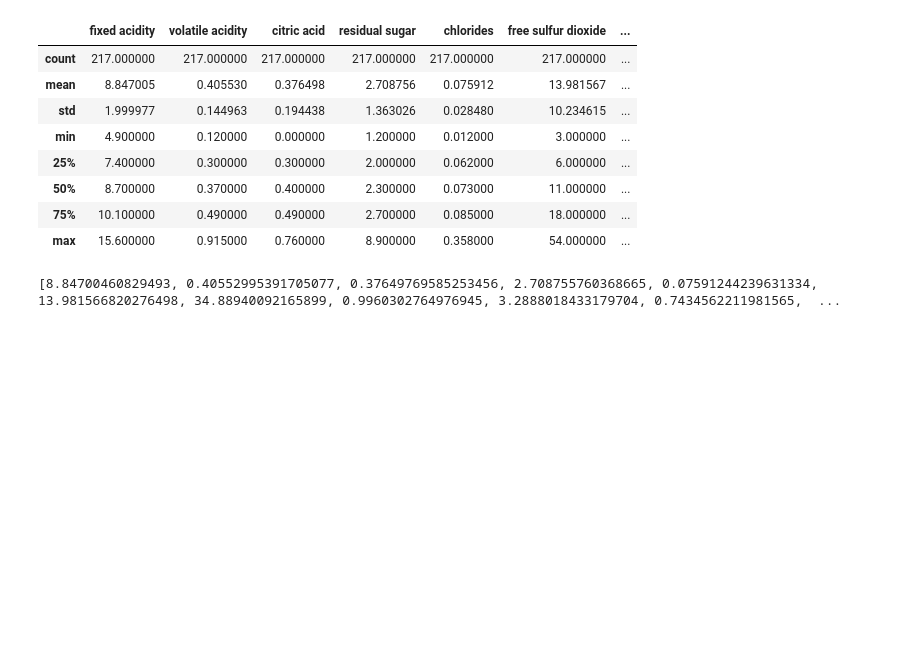
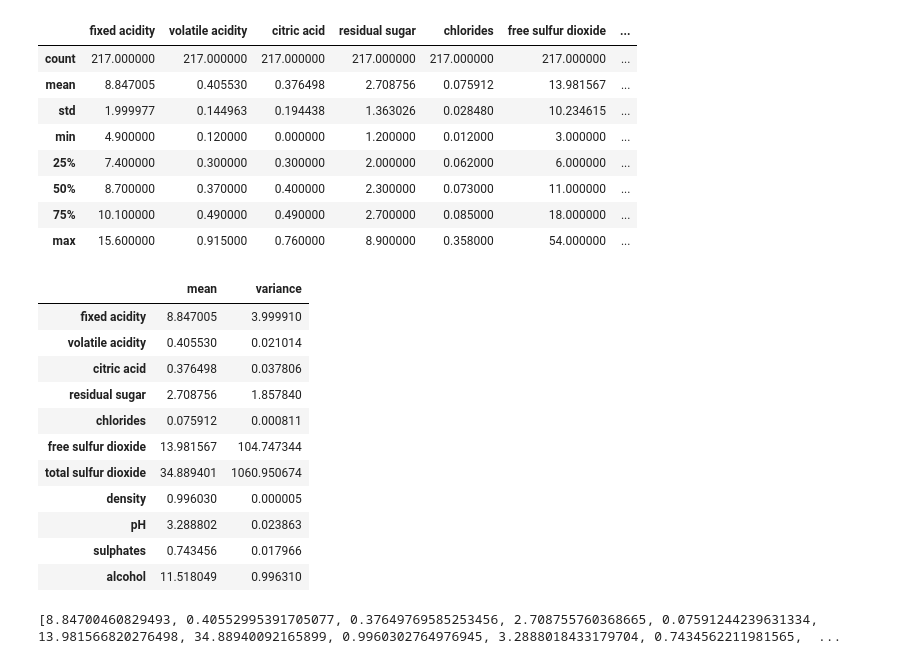
Before and after one commit to Chizzy-codes/Red-Wine-Quality-ML-Model, a Jupyter notebook: Red WIne Predictive model.ipynb, the cells around one changed output. Saved outputs shown, nothing was run; the diff lists cells and outputs as text; code cells hidden in the pictures; blank space fills up the shorter version.

```diff
--- a/Red WIne Predictive model.ipynb
+++ b/Red WIne Predictive model.ipynb
@@ -229,6 +307,21 @@ gooddata.describe()
 | 50% | 8.700000 | 0.370000 | 0.400000 | 2.300000 | 0.073000 | 11.000000 | ... |
 | 75% | 10.100000 | 0.490000 | 0.490000 | 2.700000 | 0.085000 | 18.000000 | ... |
 | max | 15.600000 | 0.915000 | 0.760000 | 8.900000 | 0.358000 | 54.000000 | ... |
+# %%
+pd.DataFrame({'mean': gooddata.mean(), 'variance': gooddata.var()}, index=gooddata.columns[0:11])
+# %% [output]
+|  | mean | variance |
+| fixed acidity | 8.847005 | 3.999910 |
+| volatile acidity | 0.405530 | 0.021014 |
+| citric acid | 0.376498 | 0.037806 |
+| residual sugar | 2.708756 | 1.857840 |
+| chlorides | 0.075912 | 0.000811 |
+| free sulfur dioxide | 13.981567 | 104.747344 |
+| total sulfur dioxide | 34.889401 | 1060.950674 |
+| density | 0.996030 | 0.000005 |
+| pH | 3.288802 | 0.023863 |
+| sulphates | 0.743456 | 0.017966 |
+| alcohol | 11.518049 | 0.996310 |
 # %%
 mid = list(gooddata.mean())
 print(mid)
```
Also changed, not shown: parts of 10 cells of this notebook.
